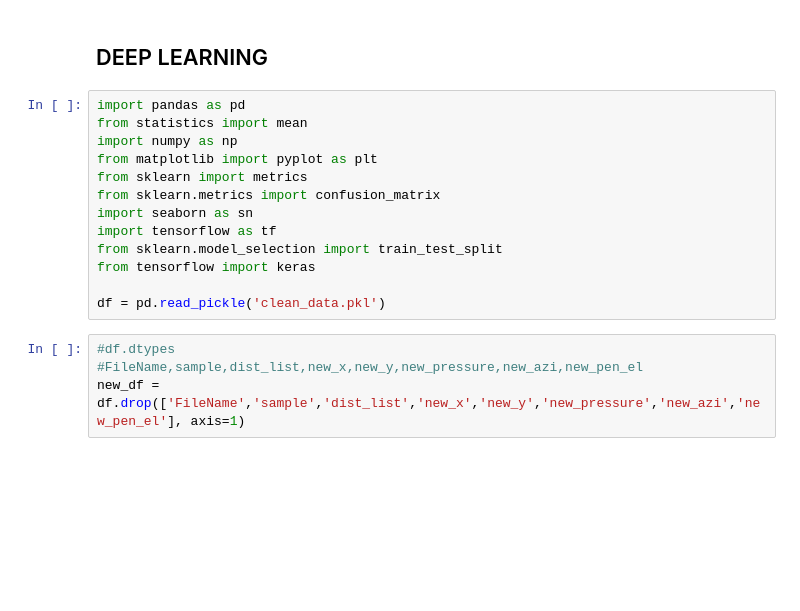
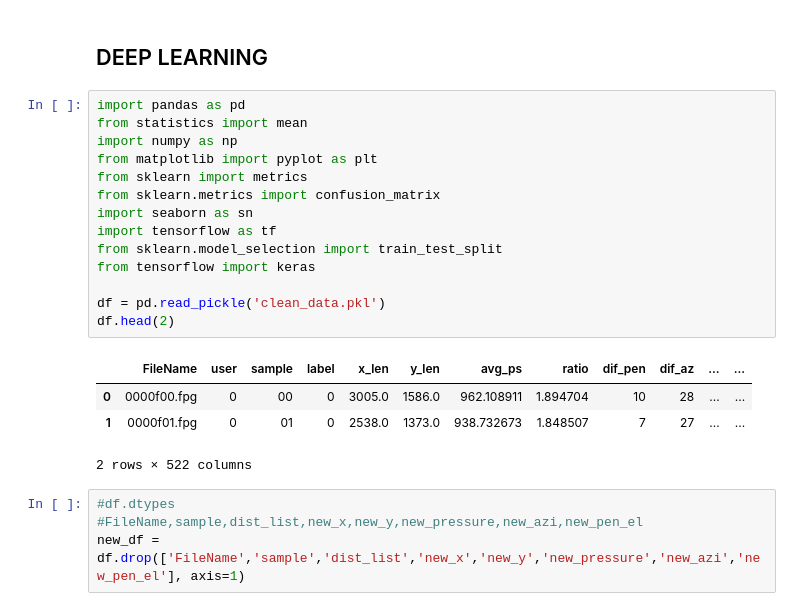
Before and after one commit to k-pratyush/online-signature-verification, a Jupyter notebook: Sign_clean.ipynb, the cells around one changed output. Cells and saved outputs as stored; diff of their text form; blank space fills up the shorter version.

```diff
--- a/Sign_clean.ipynb
+++ b/Sign_clean.ipynb
@@ -290,16 +287,22 @@ plt.show()
 # %%
 import pandas as pd
 from statistics import mean
 import numpy as np
 from matplotlib import pyplot as plt
 from sklearn import metrics
 from sklearn.metrics import confusion_matrix
 import seaborn as sn
 import tensorflow as tf
 from sklearn.model_selection import train_test_split
 from tensorflow import keras
 
 df = pd.read_pickle('clean_data.pkl')
+df.head(2)
+# %% [output]
+|  | FileName | user | sample | label | x_len | y_len | avg_ps | ratio | dif_pen | dif_az | ... | ... |
+| 0 | 0000f00.fpg | 0 | 00 | 0 | 3005.0 | 1586.0 | 962.108911 | 1.894704 | 10 | 28 | ... | ... |
+| 1 | 0000f01.fpg | 0 | 01 | 0 | 2538.0 | 1373.0 | 938.732673 | 1.848507 | 7 | 27 | ... | ... |
+2 rows × 522 columns
 # %%
 #df.dtypes
 #FileName,sample,dist_list,new_x,new_y,new_pressure,new_azi,new_pen_el
```
Also changed, not shown: parts of 8 cells of this notebook, 1 other file.
